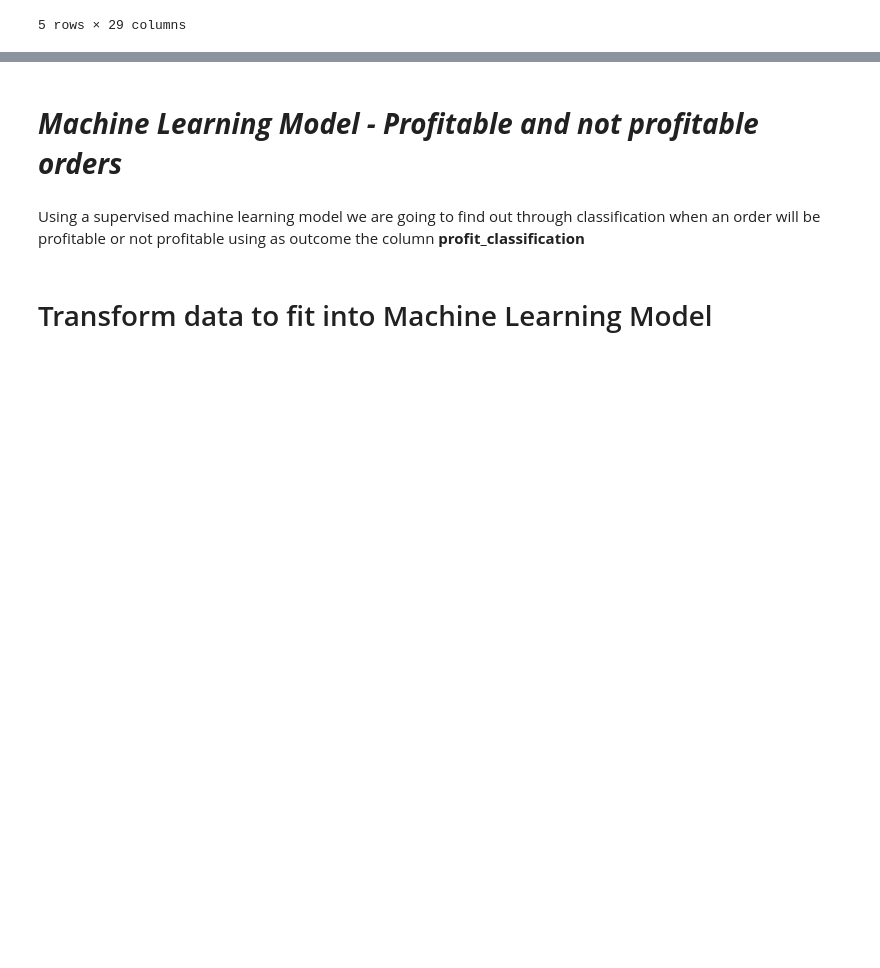
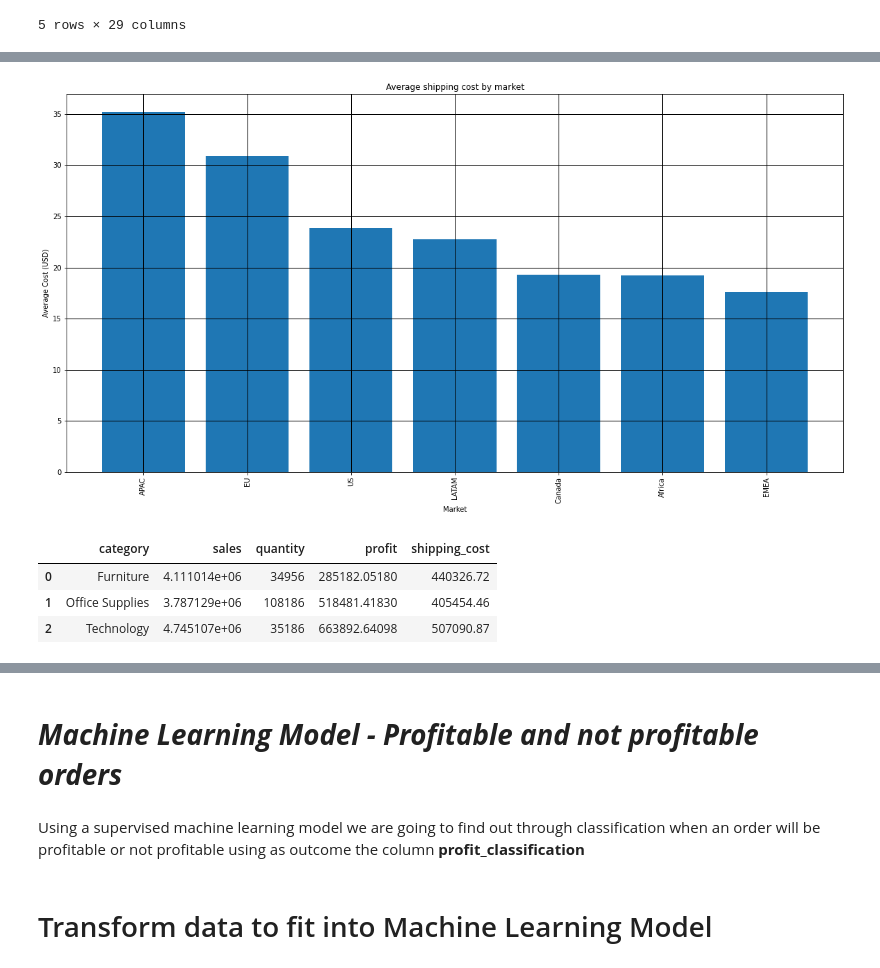
Before and after one commit to GaboRenovation/Bootcamp_final, a Jupyter notebook: Superstore_ML_Model.ipynb, the cells around one changed output, grey strips where cells are left out. Cells and saved outputs as stored; diff of their text form; code cells hidden in the pictures; blank space fills up the shorter version.

```diff
--- a/Superstore_ML_Model.ipynb
+++ b/Superstore_ML_Model.ipynb
@@ -203,0 +317,7 @@ superstore_df.head()
+# %%
+# Shipping costs by /market/
+
+shipm_df=superstore_df.groupby(['market']).mean()
+shipm_df=shipm_df.drop(columns=['row_id','discount','week_day','Month_number','profit_classification'])
+shipm_df=shipm_df.reset_index()
+shipm_df
@@ -203,0 +333,23 @@ superstore_df.head()
+# %%
+shipm_df=shipm_df.sort_values('shipping_cost',ascending=False)
+plt.figure(figsize=(20,10))
+plt.bar(height=shipm_df['shipping_cost'],x=shipm_df['market'])
+plt.title('Average shipping cost by market')
+plt.xticks(rotation=90)
+plt.ylabel('Average Cost (USD)')
+plt.xlabel('Market')
+plt.grid(color='black', linestyle='-', linewidth=1)
+plt.show()
+# %% [output]
+[figure, added]
+# %%
+#Sales by category
+sales_cat=superstore_df.groupby(['category']).sum()
+sales_cat=sales_cat.drop(columns=['row_id','discount','week_day','Month_number','profit_classification'])
+sales_cat=sales_cat.reset_index()
+sales_cat
+# %% [output]
+|  | category | sales | quantity | profit | shipping_cost |
+| 0 | Furniture | 4.111014e+06 | 34956 | 285182.05180 | 440326.72 |
+| 1 | Office Supplies | 3.787129e+06 | 108186 | 518481.41830 | 405454.46 |
+| 2 | Technology | 4.745107e+06 | 35186 | 663892.64098 | 507090.87 |
```
Also changed, not shown: parts of 21 cells of this notebook.
